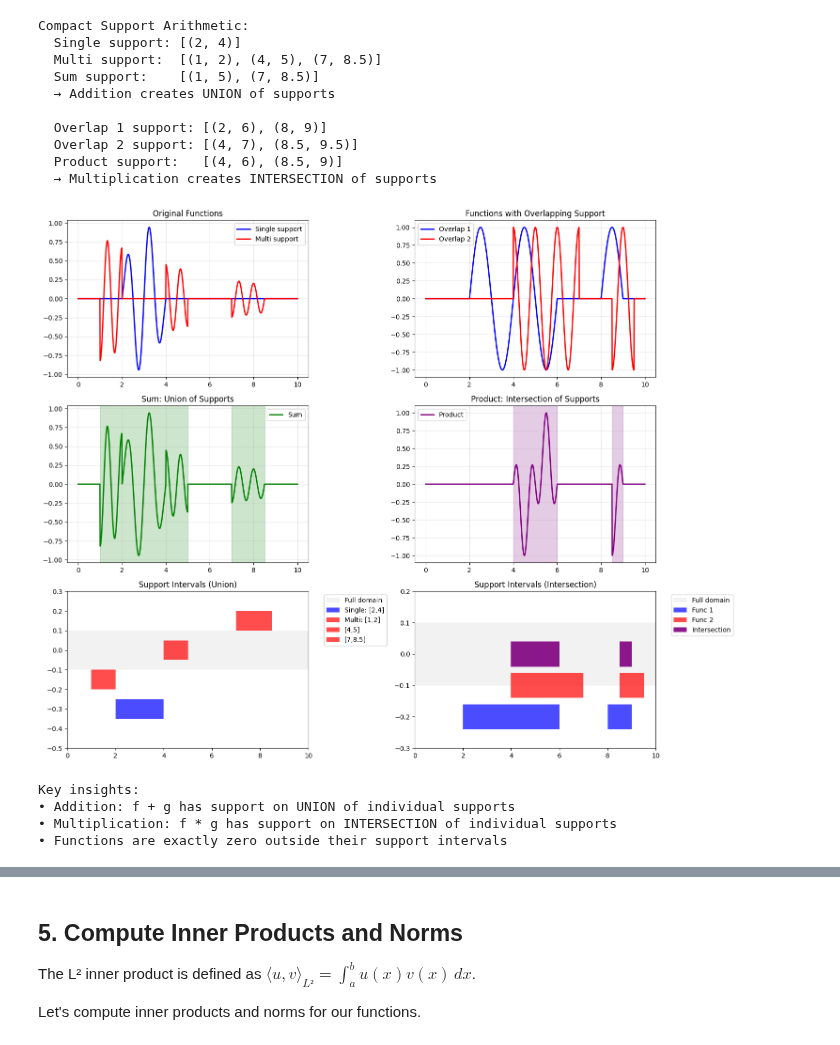
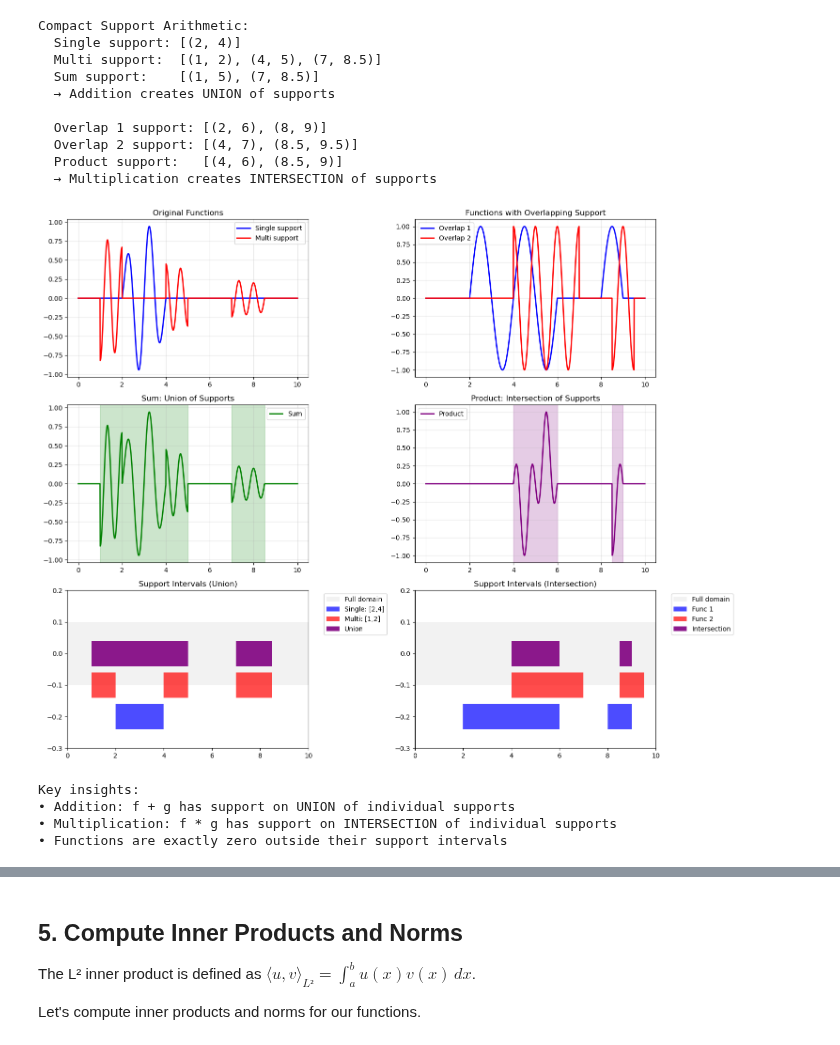
Before and after one commit to da380/pygeoinf, a Jupyter notebook: pygeoinf/interval/demos/l2_space_demo.ipynb, the cells around one changed output, grey strips where cells are left out. Drawn from its saved outputs; the diff is of its cells as text; code cells hidden in the pictures.

```diff
--- a/pygeoinf/interval/demos/l2_space_demo.ipynb
+++ b/pygeoinf/interval/demos/l2_space_demo.ipynb
@@ -547,17 +534,25 @@ axes[1,0].grid(True, alpha=0.3)
 
 # Support diagram for union
 axes[2,0].barh([0], [10], height=0.2, alpha=0.1, color='gray', label='Full domain')
-y_pos = 0
-colors_union = ['blue', 'red', 'red', 'red']
-labels_union = ['Single: [2,4]', 'Multi: [1,2]', '[4,5]', '[7,8.5]']
-supports_union = [(2,4), (1,2), (4,5), (7,8.5)]
 
-for i, ((a,b), color, label) in enumerate(zip(supports_union, colors_union, labels_union)):
-    axes[2,0].barh([y_pos + i*0.15 - 0.3], [b-a], left=a, height=0.1,
-                   color=color, alpha=0.7, label=label)
+# Plot single support interval (blue)
+axes[2,0].barh([-0.2], [2], left=2, height=0.08, color='blue', alpha=0.7, label='Single: [2,4]')
+
+# Plot all multi-support intervals on the same row (red)
+multi_intervals = [(1,2), (4,5), (7,8.5)]
+for i, (a,b) in enumerate(multi_intervals):
+    label = f'Multi: [{a},{b}]' if i == 0 else f'[{a},{b}]'
+    axes[2,0].barh([-0.1], [b-a], left=a, height=0.08, color='red', alpha=0.7,
+                   label=label if i == 0 else "")
+
+# Plot union result intervals (purple)
+union_intervals = [(1,2), (2,4), (4,5), (7,8.5)]  # Combined intervals from sum
+for i, (a,b) in enumerate(union_intervals):
+    axes[2,0].barh([0], [b-a], left=a, height=0.08, color='purple', alpha=0.9,
+                   label='Union' if i == 0 else "")
 
 axes[2,0].set_xlim(0, 10)
-axes[2,0].set_ylim(-0.5, 0.3)
+axes[2,0].set_ylim(-0.3, 0.2)
 axes[2,0].set_title('Support Intervals (Union)', fontsize=12)
 axes[2,0].legend(bbox_to_anchor=(1.05, 1), loc='upper left')
 
@@ -579,39 +574,41 @@ axes[1,1].grid(True, alpha=0.3)
 
 # Support diagram for intersection
 axes[2,1].barh([0], [10], height=0.2, alpha=0.1, color='gray', label='Full domain')
-y_pos = 0
 
 # Original supports
 func1_supports = [(2,6), (8,9)]
 func2_supports = [(4,7), (8.5,9.5)]
 intersection_supports = [(4,6), (8.5,9)]
 
+# Plot Func 1 supports on same row
 for i, (a,b) in enumerate(func1_supports):
-    axes[2,1].barh([y_pos - 0.2], [b-a], left=a, height=0.08,
+    axes[2,1].barh([-0.2], [b-a], left=a, height=0.08,
                    color='blue', alpha=0.7, label='Func 1' if i==0 else "")
 
+# Plot Func 2 supports on same row
 for i, (a,b) in enumerate(func2_supports):
-    axes[2,1].barh([y_pos - 0.1], [b-a], left=a, height=0.08,
+    axes[2,1].barh([-0.1], [b-a], left=a, height=0.08,
                    color='red', alpha=0.7, label='Func 2' if i==0 else "")
 
+# Plot intersection supports on same row
 for i, (a,b) in enumerate(intersection_supports):
-    axes[2,1].barh([y_pos], [b-a], left=a, height=0.08,
+    axes[2,1].barh([0], [b-a], left=a, height=0.08,
                    color='purple', alpha=0.9, label='Intersection' if i==0 else "")
 
 axes[2,1].set_xlim(0, 10)
 axes[2,1].set_ylim(-0.3, 0.2)
 axes[2,1].set_title('Support Intervals (Intersection)', fontsize=12)
 axes[2,1].legend(bbox_to_anchor=(1.05, 1), loc='upper left')
 
 plt.tight_layout()
 plt.show()
 
 print("Key insights:")
 print("• Addition: f + g has support on UNION of individual supports")
 print("• Multiplication: f * g has support on INTERSECTION of individual supports")
 print("• Functions are exactly zero outside their support intervals")
 # %% [output]
-[figure, old version]
+[figure, new version]
 Key insights:
 • Addition: f + g has support on UNION of individual supports
 • Multiplication: f * g has support on INTERSECTION of individual supports
```
Also changed, not shown: parts of 13 cells of this notebook.
